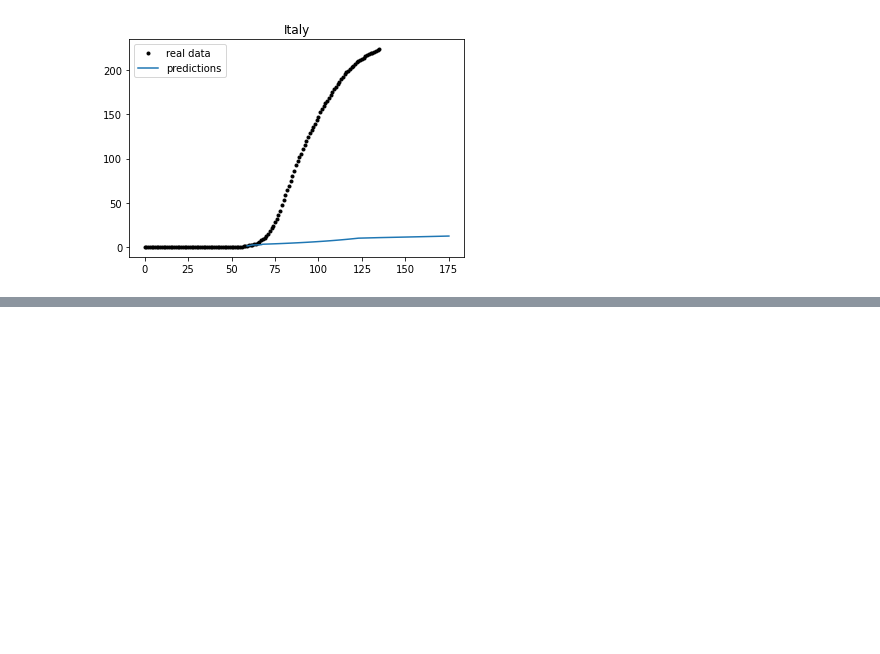
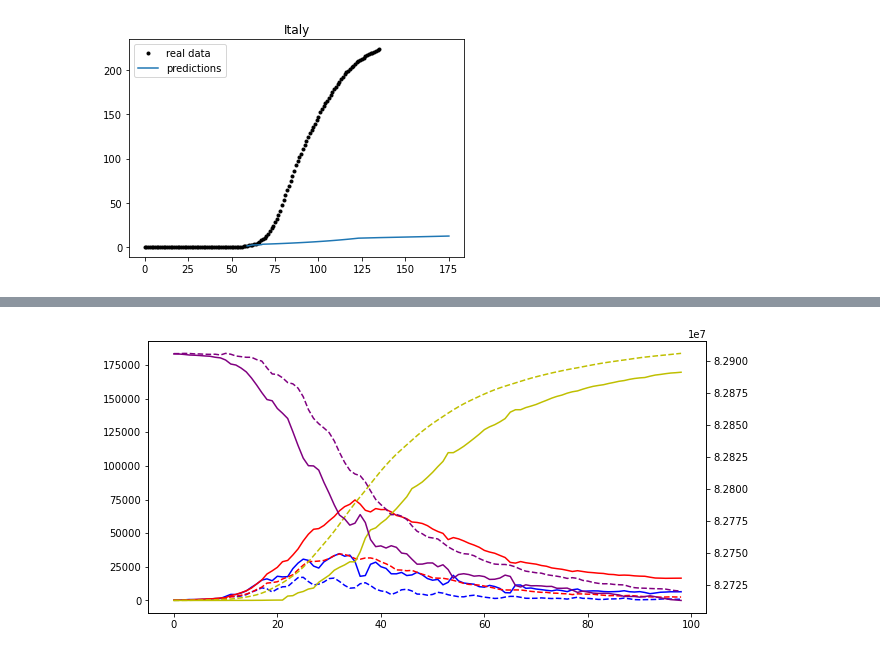
Before and after one commit to Kipre/EUDemographyCleaner, a Jupyter notebook: internship/covid_sir.ipynb, the cells around one changed output, grey strips where cells are left out. Drawn from its saved outputs; the diff is of its cells as text; code cells hidden in the pictures; blank space fills up the shorter version.

```diff
--- a/internship/covid_sir.ipynb
+++ b/internship/covid_sir.ipynb
@@ -737,0 +793,49 @@ plt.show()
+# %%
+alpha = 1/2.5
+gamma = 1/6.5
+
+beginning = 40
+country = 'Germany'
+
+# method 1
+[s, i, r] = ds.sir(country)[beginning:].T
+total_pop = s[0]
+
+e = (np.gradient(i) + gamma*i)/alpha
+s = total_pop - (e + i + r)
+data = np.c_[s, e, i, r]
+
+# method 2
+c = ds.cumulative(country)[beginning:]
+e2 = np.gradient(c)/alpha
+s2 = total_pop - c + e2
+
+r2 = [0]
+i2 = [c[0]]
+
+for k in range(len(c)-1):
+    r2.append(r2[k] + gamma*i2[k])
+    i2.append(c[k+1] - r2[k+1])
+
+
+data2 = np.c_[s2, e2, i2, r2]
+
+f, ax = plt.subplots(figsize=(10, 5))
+
+ax.plot(e, 'b')
+ax.plot(e2, 'b--')
+ax.plot(i, 'r')
+ax.plot(i2, 'r--')
+ax.plot(r, 'y')
+ax.plot(r2, 'y--')
+
+ax2 = ax.twinx()
+ax2.plot(s, 'purple')
+ax2.plot(s2, '--', c='purple')
+
+plt.show()
+
+data = data2
+[s, e, i, r] = data.T
+# %% [output]
+[figure, added]
```
Also changed, not shown: parts of 12 cells of this notebook, 3 other files.
